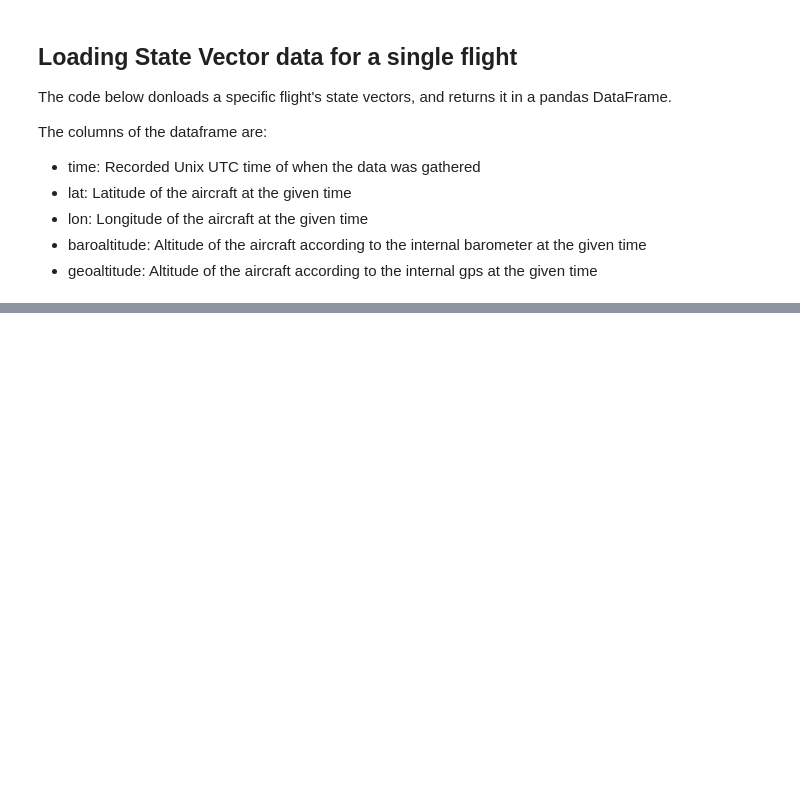
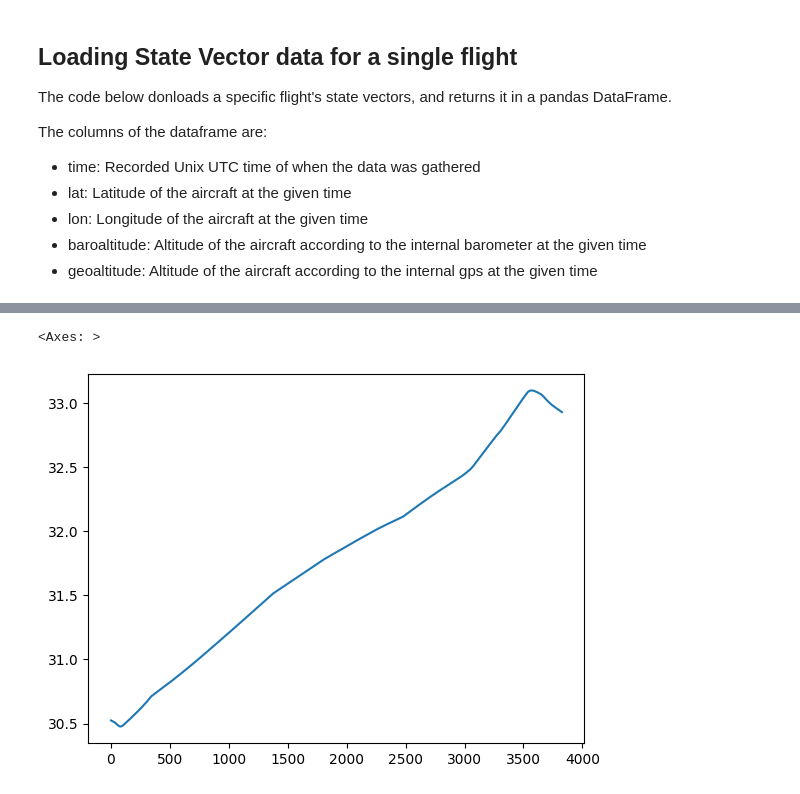
Before and after one commit to Flight-Path-Analysis/FlightPathAnalysis, a Jupyter notebook: tutorials/Usage Of OpenSky_Query Module.ipynb, the cells around one changed output, grey strips where cells are left out. Drawn from its saved outputs; the diff is of its cells as text; code cells hidden in the pictures; blank space fills up the shorter version.

```diff
--- a/tutorials/Usage Of OpenSky_Query Module.ipynb
+++ b/tutorials/Usage Of OpenSky_Query Module.ipynb
@@ -120,2 +165,7 @@ state_vectors
 # %%
 state_vectors.to_csv('tutorial_data/state_vectors.csv')
+# %%
+state_vectors['lat'].plot()
+# %% [output]
+<Axes: >
+[figure, added]
```
Also changed, not shown: parts of 2 cells of this notebook, 10 other files.
